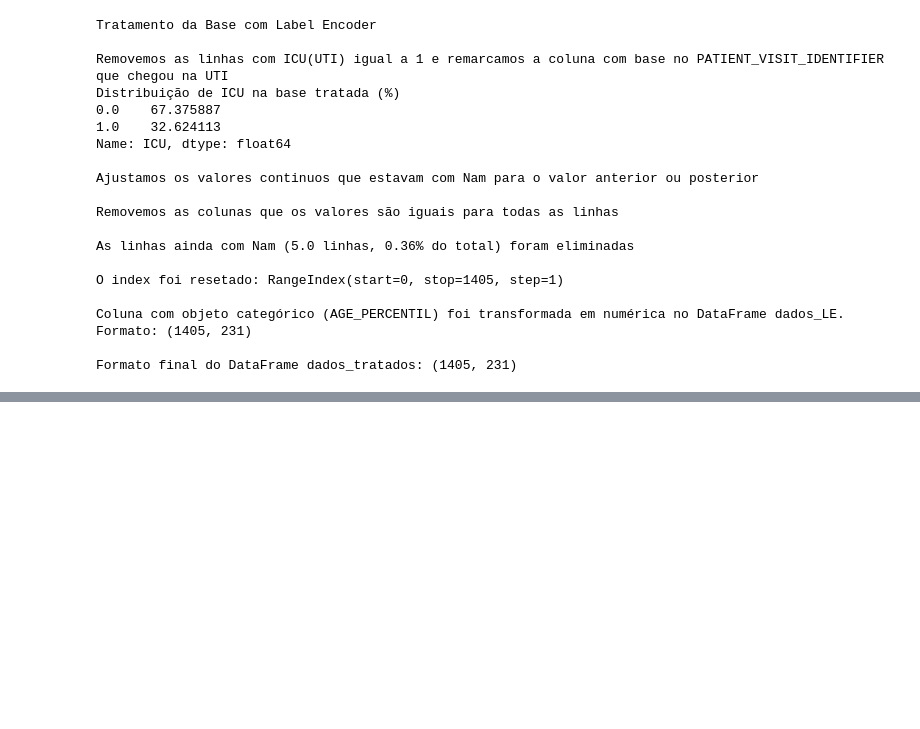
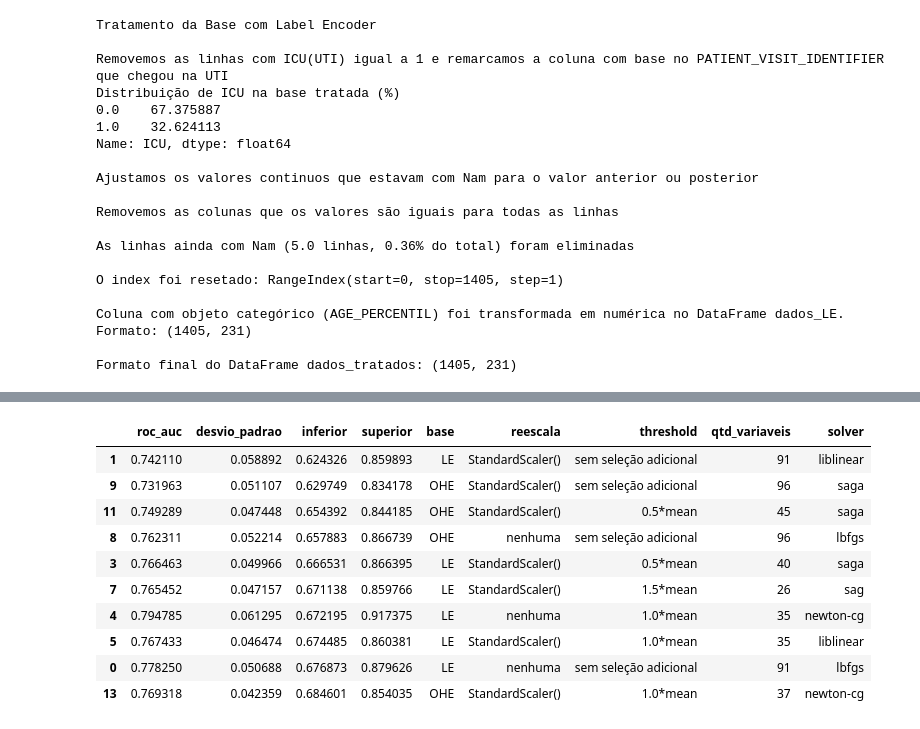
Before and after one commit to ricardosaj/ProjetoFinalBootcampAluraDataScience, a Jupyter notebook: ProjetoBCFinal.ipynb, the cells around one changed output, grey strips where cells are left out. Cells and saved outputs as stored; diff of their text form; code cells hidden in the pictures; blank space fills up the shorter version.

```diff
--- a/ProjetoBCFinal.ipynb
+++ b/ProjetoBCFinal.ipynb
@@ -578,0 +629,14 @@ class seleciona_modelo():
+# %%
+selecao_LR.classifica_resultados().head(10)
+# %% [output]
+|  | roc_auc | desvio_padrao | inferior | superior | base | reescala | threshold | qtd_variaveis | solver |
+| 1 | 0.742110 | 0.058892 | 0.624326 | 0.859893 | LE | StandardScaler() | sem seleção adicional | 91 | liblinear |
+| 9 | 0.731963 | 0.051107 | 0.629749 | 0.834178 | OHE | StandardScaler() | sem seleção adicional | 96 | saga |
+| 11 | 0.749289 | 0.047448 | 0.654392 | 0.844185 | OHE | StandardScaler() | 0.5*mean | 45 | saga |
+| 8 | 0.762311 | 0.052214 | 0.657883 | 0.866739 | OHE | nenhuma | sem seleção adicional | 96 | lbfgs |
+| 3 | 0.766463 | 0.049966 | 0.666531 | 0.866395 | LE | StandardScaler() | 0.5*mean | 40 | saga |
+| 7 | 0.765452 | 0.047157 | 0.671138 | 0.859766 | LE | StandardScaler() | 1.5*mean | 26 | sag |
+| 4 | 0.794785 | 0.061295 | 0.672195 | 0.917375 | LE | nenhuma | 1.0*mean | 35 | newton-cg |
+| 5 | 0.767433 | 0.046474 | 0.674485 | 0.860381 | LE | StandardScaler() | 1.0*mean | 35 | liblinear |
+| 0 | 0.778250 | 0.050688 | 0.676873 | 0.879626 | LE | nenhuma | sem seleção adicional | 91 | lbfgs |
+| 13 | 0.769318 | 0.042359 | 0.684601 | 0.854035 | OHE | StandardScaler() | 1.0*mean | 37 | newton-cg |
```
Also changed, not shown: parts of 18 cells of this notebook.
